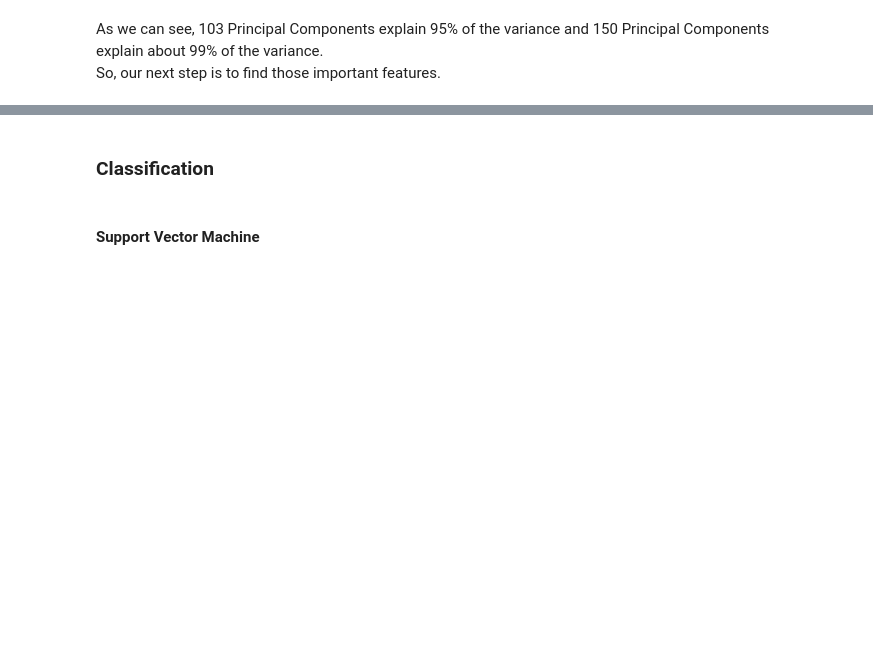
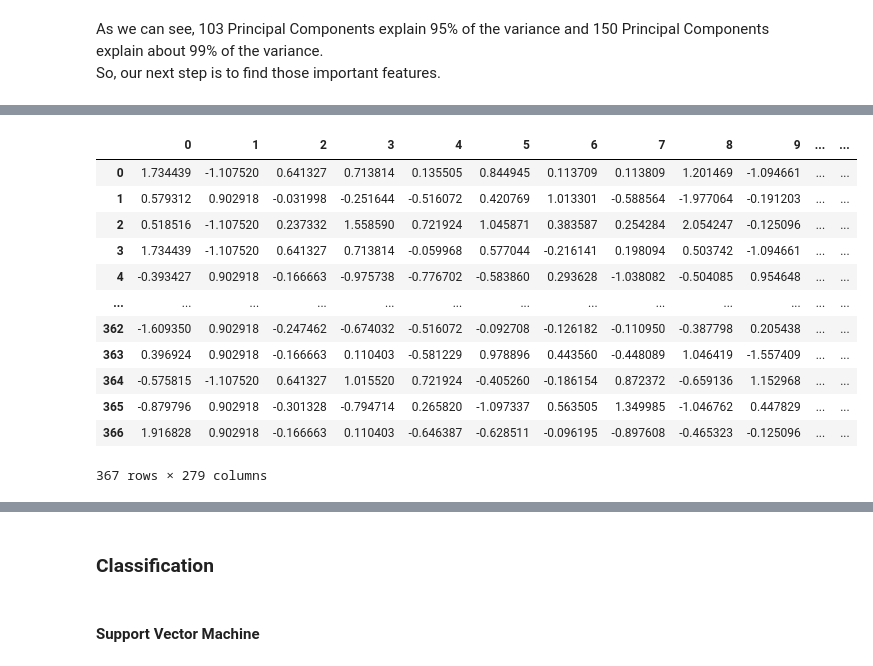
Before and after one commit to anaterovic/UZOP, a Jupyter notebook: code.ipynb, the cells around one changed output, grey strips where cells are left out. Saved outputs shown, nothing was run; the diff lists cells and outputs as text; code cells hidden in the pictures; blank space fills up the shorter version.

```diff
--- a/code.ipynb
+++ b/code.ipynb
@@ -208,0 +200,16 @@ Deprecated in NumPy 1.20; for more details and guidance: https://numpy.org/devdo
+# %%
+pd.DataFrame(X_no_outliers)
+# %% [output]
+|  | 0 | 1 | 2 | 3 | 4 | 5 | 6 | 7 | 8 | 9 | ... | ... |
+| 0 | 1.734439 | -1.107520 | 0.641327 | 0.713814 | 0.135505 | 0.844945 | 0.113709 | 0.113809 | 1.201469 | -1.094661 | ... | ... |
+| 1 | 0.579312 | 0.902918 | -0.031998 | -0.251644 | -0.516072 | 0.420769 | 1.013301 | -0.588564 | -1.977064 | -0.191203 | ... | ... |
+| 2 | 0.518516 | -1.107520 | 0.237332 | 1.558590 | 0.721924 | 1.045871 | 0.383587 | 0.254284 | 2.054247 | -0.125096 | ... | ... |
+| 3 | 1.734439 | -1.107520 | 0.641327 | 0.713814 | -0.059968 | 0.577044 | -0.216141 | 0.198094 | 0.503742 | -1.094661 | ... | ... |
+| 4 | -0.393427 | 0.902918 | -0.166663 | -0.975738 | -0.776702 | -0.583860 | 0.293628 | -1.038082 | -0.504085 | 0.954648 | ... | ... |
+| ... | ... | ... | ... | ... | ... | ... | ... | ... | ... | ... | ... | ... |
+| 362 | -1.609350 | 0.902918 | -0.247462 | -0.674032 | -0.516072 | -0.092708 | -0.126182 | -0.110950 | -0.387798 | 0.205438 | ... | ... |
+| 363 | 0.396924 | 0.902918 | -0.166663 | 0.110403 | -0.581229 | 0.978896 | 0.443560 | -0.448089 | 1.046419 | -1.557409 | ... | ... |
+| 364 | -0.575815 | -1.107520 | 0.641327 | 1.015520 | 0.721924 | -0.405260 | -0.186154 | 0.872372 | -0.659136 | 1.152968 | ... | ... |
+| 365 | -0.879796 | 0.902918 | -0.301328 | -0.794714 | 0.265820 | -1.097337 | 0.563505 | 1.349985 | -1.046762 | 0.447829 | ... | ... |
+| 366 | 1.916828 | 0.902918 | -0.166663 | 0.110403 | -0.646387 | -0.628511 | -0.096195 | -0.897608 | -0.465323 | -0.125096 | ... | ... |
+367 rows × 279 columns
```
Also changed, not shown: parts of 20 cells of this notebook.
